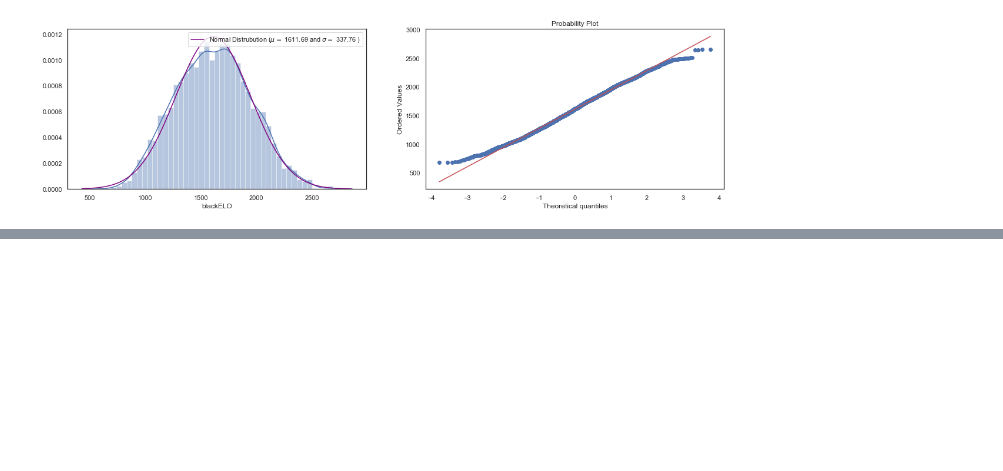
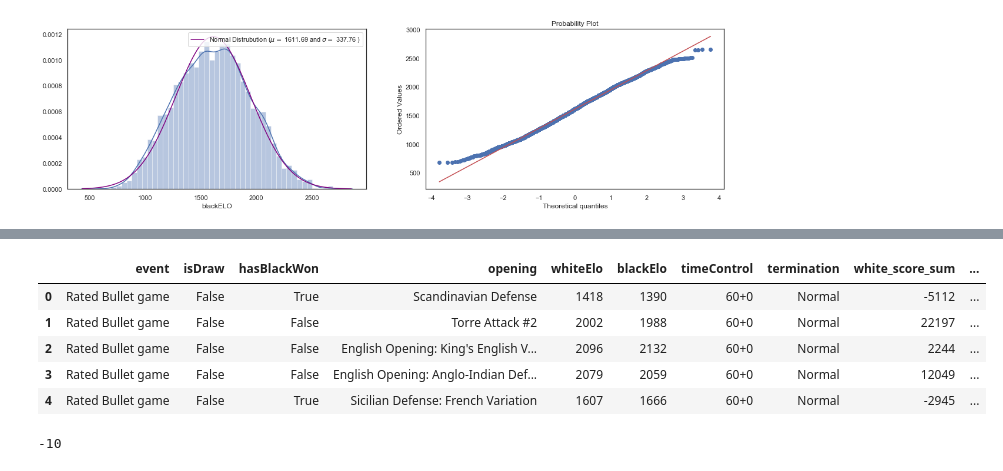
Before and after one commit to mayankX/Chess-ELO-Predictor, a Jupyter notebook: notebooks/Playground.ipynb, the cells around one changed output, grey strips where cells are left out. Saved outputs shown, nothing was run; the diff lists cells and outputs as text; code cells hidden in the pictures; blank space fills up the shorter version.

```diff
--- a/notebooks/Playground.ipynb
+++ b/notebooks/Playground.ipynb
@@ -403,0 +425,40 @@ plt.show()
+# %%
+gameData = []
+for game_str in all_data:
+    game = Game.from_json(dumps(game_str, default=json_util.default))
+
+    isDraw = game.result == "1/2-1/2"
+    hasBlackWon = False
+    if not isDraw:
+        hasBlackWon = game.result == "0-1"
+
+    white_score_sum = 0
+    black_score_sum = 0
+    total_white_games = 0
+    total_black_games = 0
+    for move in game.moves:
+        if move.turn:
+            total_white_games = total_white_games + 1
+            white_score_sum = white_score_sum + move.score
+        else:
+            total_black_games = total_black_games + 1
+            black_score_sum = black_score_sum + move.score
+    white_avg_score = 0 if total_white_games == 0 else round(white_score_sum / total_white_games, 2)
+    black_avg_score = 0 if total_black_games == 0 else round(black_score_sum / total_black_games, 2)
+
+    gameData.append({
+        'event': game.event,
+        'isDraw': isDraw,
+        'hasBlackWon': hasBlackWon,
+        'opening': game.opening,
+        'whiteElo': game.whiteElo,
+        'blackElo': game.blackElo,
+        'timeControl': game.timeControl,
+        'termination': game.termination,
+        'white_score_sum': white_score_sum,
+        'black_score_sum': black_score_sum,
+        'total_white_games': total_white_games,
+        'total_black_games': total_black_games,
+        'white_avg_score': white_avg_score,
+        'black_avg_score': black_avg_score
+    })
@@ -403,0 +469,2 @@ plt.show()
+# %%
+data = pd.DataFrame(gameData)
@@ -403,0 +483,9 @@ plt.show()
+# %%
+data.head()
+# %% [output]
+|  | event | isDraw | hasBlackWon | opening | whiteElo | blackElo | timeControl | termination | white_score_sum | ... |
+| 0 | Rated Bullet game | False | True | Scandinavian Defense | 1418 | 1390 | 60+0 | Normal | -5112 | ... |
+| 1 | Rated Bullet game | False | False | Torre Attack #2 | 2002 | 1988 | 60+0 | Normal | 22197 | ... |
+| 2 | Rated Bullet game | False | False | English Opening: King's English V... | 2096 | 2132 | 60+0 | Normal | 2244 | ... |
+| 3 | Rated Bullet game | False | False | English Opening: Anglo-Indian Def... | 2079 | 2059 | 60+0 | Normal | 12049 | ... |
+| 4 | Rated Bullet game | False | True | Sicilian Defense: French Variation | 1607 | 1666 | 60+0 | Normal | -2945 | ... |
@@ -403,0 +500,4 @@ plt.show()
+# %%
+result.score.relative.cp
+# %% [output]
+-10
```
Also changed, not shown: parts of 11 cells of this notebook, 7 other files.
